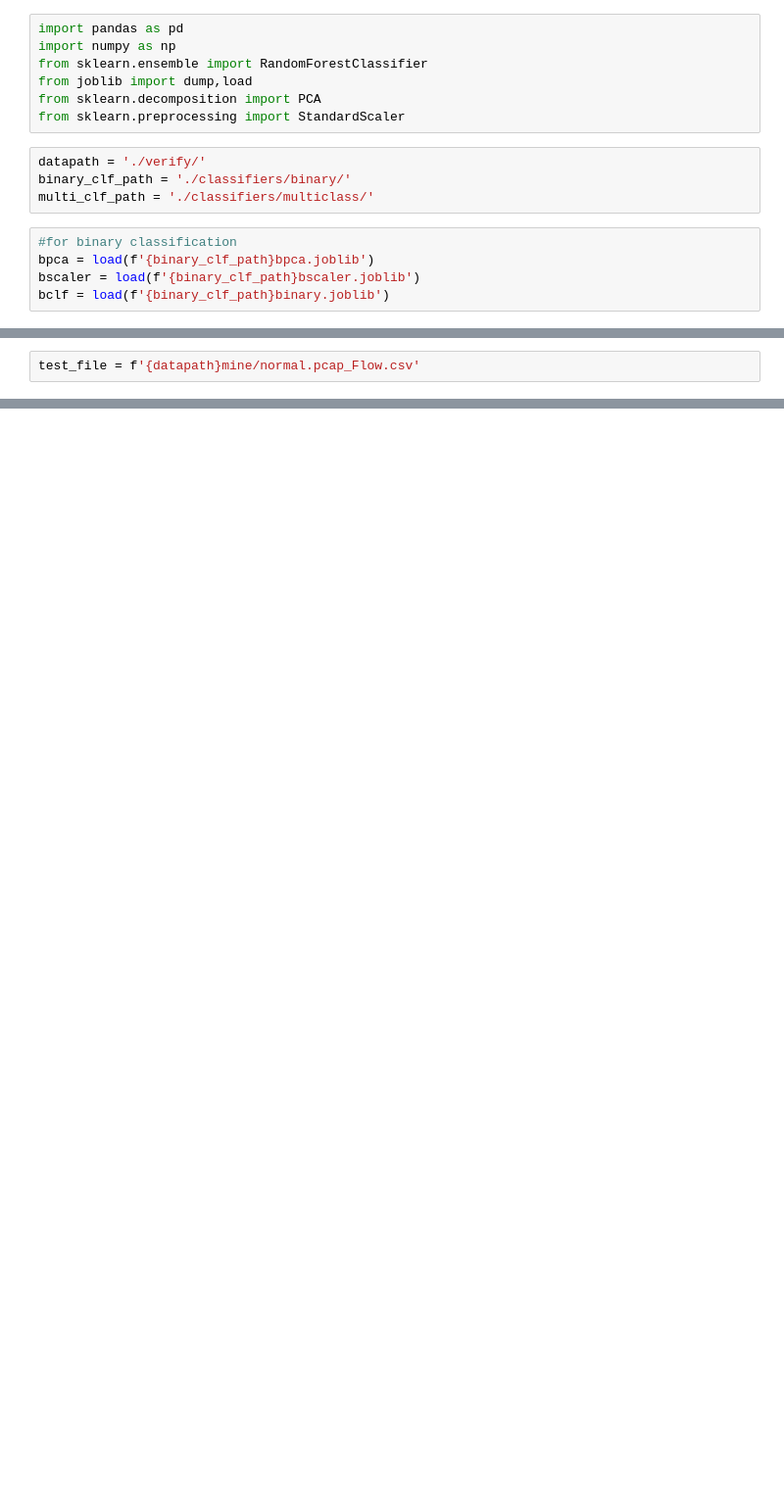
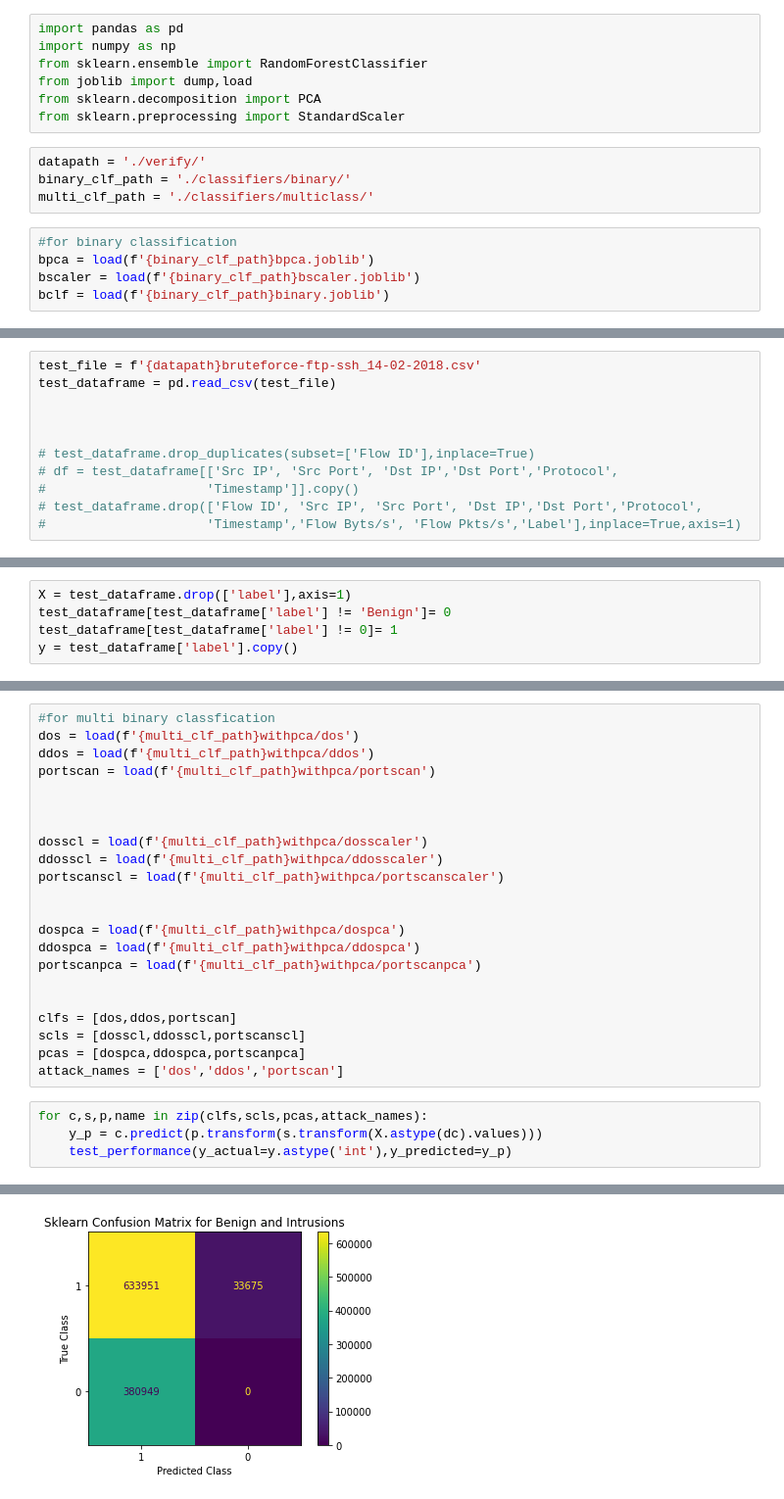
Before and after one commit to azwyane/NGuard, a Jupyter notebook: src/brain/Testing with new data.ipynb, the cells around one changed output, grey strips where cells are left out. Shown at 98% size. Drawn from its saved outputs; the diff is of its cells as text; blank space fills up the shorter version.

```diff
--- a/src/brain/Testing with new data.ipynb
+++ b/src/brain/Testing with new data.ipynb
@@ -39,4 +19,13 @@ features = {
 # %%
-test_file = f'{datapath}mine/normal.pcap_Flow.csv'
+test_file = f'{datapath}bruteforce-ftp-ssh_14-02-2018.csv'
+test_dataframe = pd.read_csv(test_file)
+
+
+
+# test_dataframe.drop_duplicates(subset=['Flow ID'],inplace=True)
+# df = test_dataframe[['Src IP', 'Src Port', 'Dst IP','Dst Port','Protocol',
+#                     'Timestamp']].copy()
+# test_dataframe.drop(['Flow ID', 'Src IP', 'Src Port', 'Dst IP','Dst Port','Protocol',
+#                     'Timestamp','Flow Byts/s', 'Flow Pkts/s','Label'],inplace=True,axis=1)
 # %%
 # first classify with binary class for anomaly detection
@@ -82,0 +88,5 @@ web ->>> (array([1]), array([22]))
+# %%
+X = test_dataframe.drop(['label'],axis=1)
+test_dataframe[test_dataframe['label'] != 'Benign']= 0
+test_dataframe[test_dataframe['label'] != 0]= 1
+y = test_dataframe['label'].copy()
@@ -82,0 +132,27 @@ web ->>> (array([1]), array([22]))
+# %%
+#for multi binary classfication
+dos = load(f'{multi_clf_path}withpca/dos')
+ddos = load(f'{multi_clf_path}withpca/ddos')
+portscan = load(f'{multi_clf_path}withpca/portscan')
+
+
+
+dosscl = load(f'{multi_clf_path}withpca/dosscaler')
+ddosscl = load(f'{multi_clf_path}withpca/ddosscaler')
+portscanscl = load(f'{multi_clf_path}withpca/portscanscaler')
+
+
+dospca = load(f'{multi_clf_path}withpca/dospca')
+ddospca = load(f'{multi_clf_path}withpca/ddospca')
+portscanpca = load(f'{multi_clf_path}withpca/portscanpca')
+
+
+clfs = [dos,ddos,portscan]
+scls = [dosscl,ddosscl,portscanscl]
+pcas = [dospca,ddospca,portscanpca]
+attack_names = ['dos','ddos','portscan']
+# %%
+for c,s,p,name in zip(clfs,scls,pcas,attack_names):
+    y_p = c.predict(p.transform(s.transform(X.astype(dc).values)))
+    test_performance(y_actual=y.astype('int'),y_predicted=y_p)
+# %% [output]
@@ -82,0 +176 @@ web ->>> (array([1]), array([22]))
+[figure, added]
```
Also changed, not shown: parts of 7 cells of this notebook, 9 other files.
